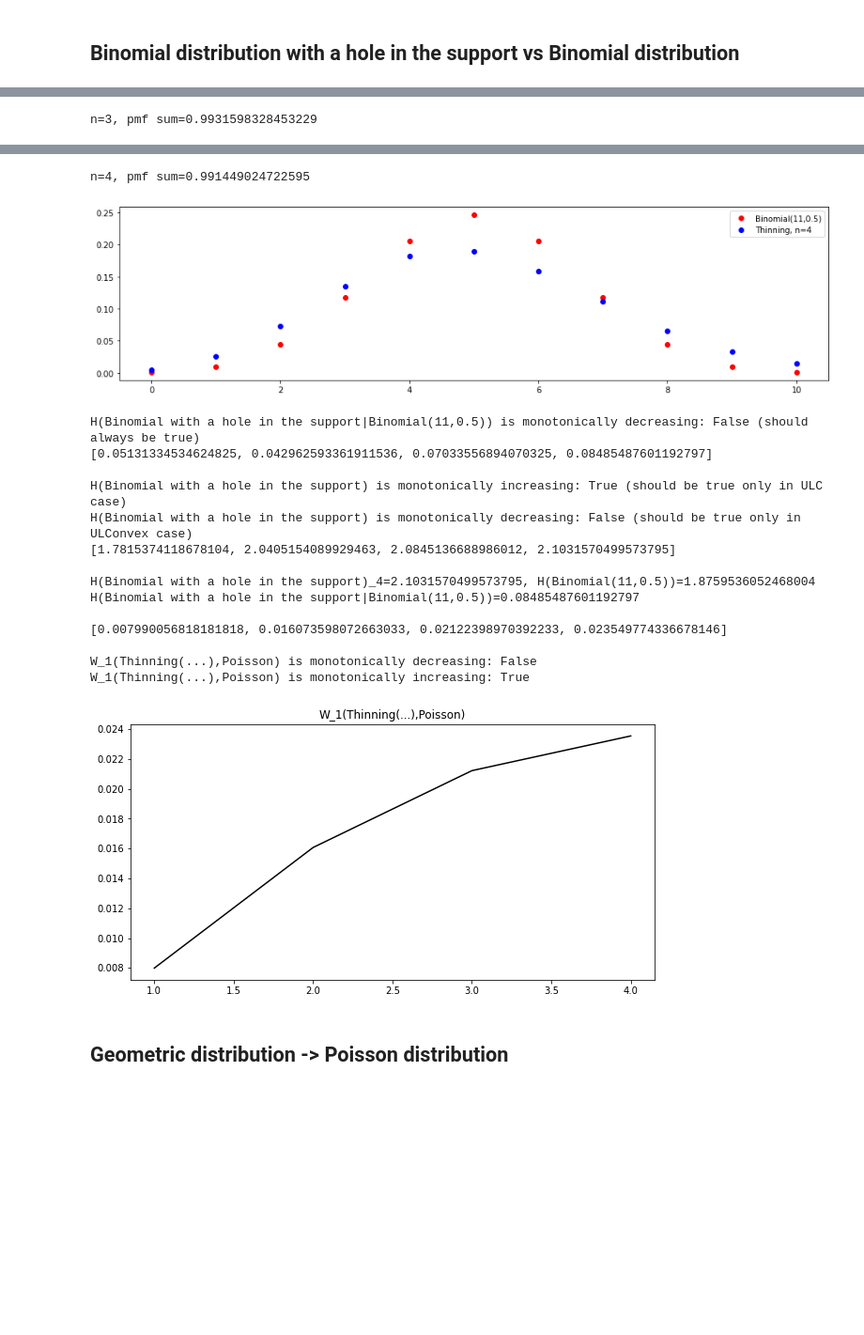
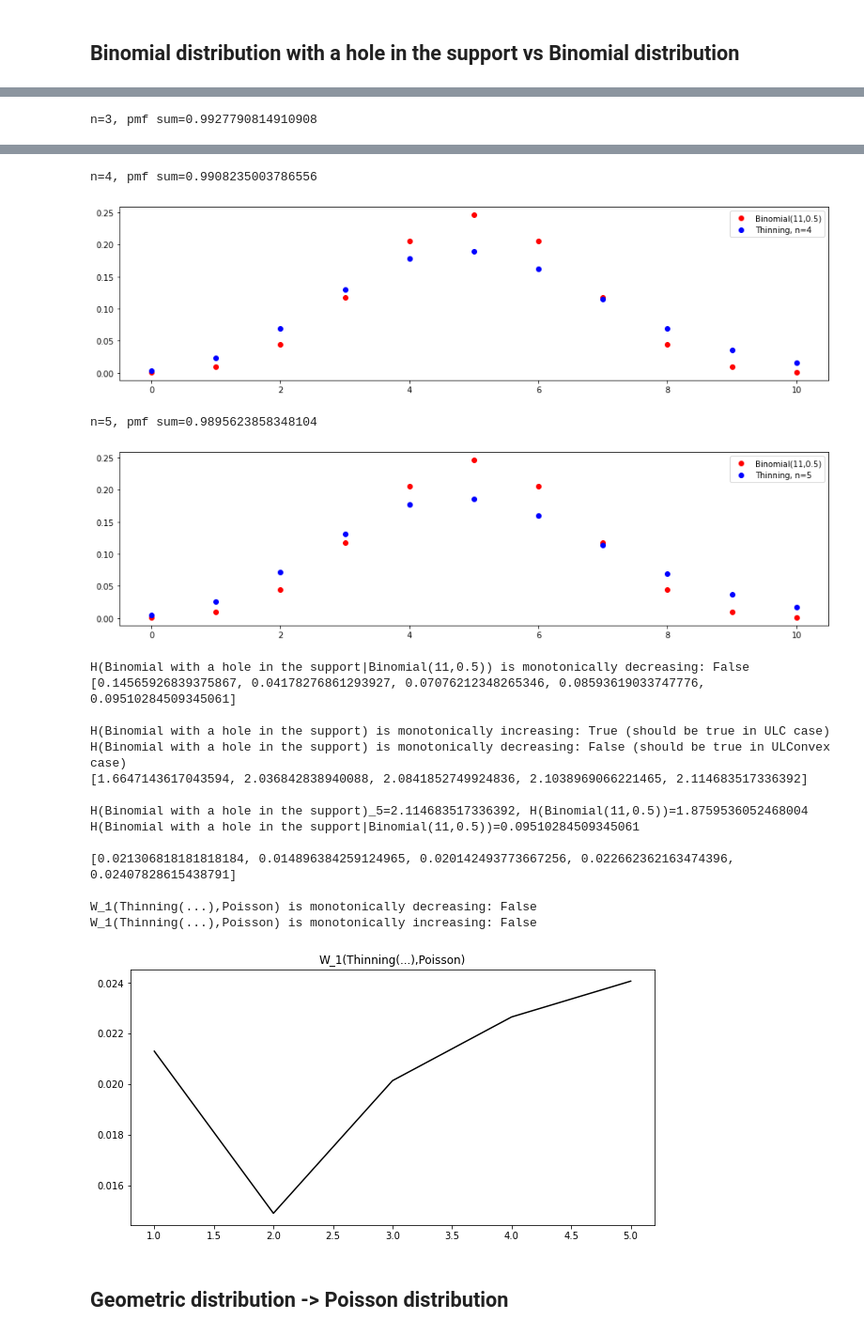
Before and after one commit to AnnaBagriy/w1-monotonicity, a Jupyter notebook: W1.ipynb, the cells around one changed output, grey strips where cells are left out. Shown at 94% size. Cells and saved outputs as stored; diff of their text form; code cells hidden in the pictures; blank space fills up the shorter version.

Commit message:
Add k_star parameter

```diff
--- a/W1.ipynb
+++ b/W1.ipynb
@@ -180,36 +180,36 @@ def bin_pmf(n, m, p, k_star=4):
         return binom_func(n,m,p)#binom.pmf(k,j,p)
     #return binom_func(n,m,p) #binom.pmf(k,j,p)
 
-def pmf_of_sum_bin(n, l, k, p=0.5):
+def pmf_of_sum_bin(n, l, k, k_star, p=0.5):
 
     #print(n, l, k)
     #return binom_func(l*n,k,p)
 
     if n == 1:
-        return bin_pmf(l,k,p)
+        return bin_pmf(l,k,p,k_star)
         #return soliton_pmf(l, k)
         #return uniform_pmf(l,k)
 
     #return sum(pmf_of_sum_bin(n-1,l*n+1,i,p)*soliton_pmf(l*n+1,k-i) for i in range(0, k+1))
     #return sum(pmf_of_sum_bin(n-1,l,i,p)*uniform_pmf(k) for i in range(0, k+1))
 
-    return sum(pmf_of_sum_bin(n-1,l,i,p)*bin_pmf(l,k-i,p) for i in range(0, k+1))
+    return sum(pmf_of_sum_bin(n-1,l,i,k_star,p)*bin_pmf(l,k-i,p,k_star) for i in range(0, k+1))
     #return sum(pmf_of_sum_bin(n-1,l,i,p)*uniform_pmf(l,k-i) for i in range(0, k+1)) #uniform
 
-def thinning_pmf(n, k, l):
+def thinning_pmf(n, k, l,k_star):
     #binom_func(l*n+1,j,0.5)
-    return sum(pmf_of_sum_bin(n,l,j) * binom_func(j,k,1/n) for j in range(k, l*n+1))
+    return sum(pmf_of_sum_bin(n,l,j,k_star) * binom_func(j,k,1/n) for j in range(k, l*n+1))
 
     #return sum(pmf_of_sum_bin(n,l,j) * binom_func(j,k,1/n) for j in range(k, l*n+1))
     #return sum(nbinom.pmf(j,n,0.5) * binom_func(j,k,1/n) for j in range(k, l*n+1)) #sum of geom RV
     #return sum(benford_pmf(n*j) * binom_func(j,k,1/n) for j in range(k, l*n+1))
     #return sum(benford_pmf(n*j) * binom_func(j,k,1/n) for j in range(k, l*n+1))
 
-def get_thinning_pmf_array(K,n,l):
+def get_thinning_pmf_array(K,n,l,k_star=0):
     thinning_arr = []
 
     for k in range(0,K+1):
-        thinning_pmf_k = thinning_pmf(n,k,l)
+        thinning_pmf_k = thinning_pmf(n,k,l,k_star)
         thinning_arr.append(thinning_pmf_k)
 
     return thinning_arr
@@ -239,8 +239,10 @@ w_range = []
 entropy = []
 rel_entropy = []
 
+k_star = 3
+
 for n in n_range:
-    p2 = get_thinning_pmf_array(K, n, l)
+    p2 = get_thinning_pmf_array(K, n, l, k_star)
     #print(poisson.pmf(0,n))
     print(f"n={n}, pmf sum={sum(p2)}")
     #plot_pmf(K_range,p2)
@@ -332,8 +334,10 @@ w_range = []
 entropy = []
 rel_entropy = []
 
+k_star = 1
+
 for n in n_range:
-    p2 = get_thinning_pmf_array(K, n, l)
+    p2 = get_thinning_pmf_array(K, n, l, k_star)
     #print(poisson.pmf(0,n))
     print(f"n={n}, pmf sum={sum(p2)}")
     #plot_pmf(K_range,p2)
@@ -427,8 +431,10 @@ w_range = []
 entropy = []
 rel_entropy = []
 
+k_star = 1
+
 for n in n_range:
-    p2 = get_thinning_pmf_array(K, n, l)
+    p2 = get_thinning_pmf_array(K, n, l, k_star)
     #print(poisson.pmf(0,n))
     print(f"n={n}, pmf sum={sum(p2)}")
     #plot_pmf(K_range,p2)
@@ -514,7 +520,7 @@ print(sum(p1))
 #plot_pmf(K_range,p1,f"Binomial({K},{p})")
 #plot_pmf(K_range,p1,f"Poisson({lmb})")
 
-n_max = 4
+n_max = 5
 n_step = 1
 n_range = range(1,n_max+1,n_step)
 w_range = []
@@ -522,8 +528,10 @@ w_range = []
 entropy = []
 rel_entropy = []
 
+k_star = 3
+
 for n in n_range:
-    p2 = get_thinning_pmf_array(K, n, l)
+    p2 = get_thinning_pmf_array(K, n, l, k_star)
     #print(poisson.pmf(0,n))
     print(f"n={n}, pmf sum={sum(p2)}")
     #plot_pmf(K_range,p2)
@@ -546,11 +554,11 @@ for n in n_range:
 
 thinning_rv = binomial_with_hole_const
 
-print(f"H({thinning_rv}|Binomial({l+1},{p})) is monotonically decreasing: {is_monot_decreasing(rel_entropy)} (should always be true)")
+print(f"H({thinning_rv}|Binomial({l+1},{p})) is monotonically decreasing: {is_monot_decreasing(rel_entropy)}")
 print(rel_entropy)
 print()
-print(f"H({thinning_rv}) is monotonically increasing: {is_monot_increasing(entropy)} (should be true only in ULC case)")
-print(f"H({thinning_rv}) is monotonically decreasing: {is_monot_decreasing(entropy)} (should be true only in ULConvex case)")
+print(f"H({thinning_rv}) is monotonically increasing: {is_monot_increasing(entropy)} (should be true in ULC case)")
+print(f"H({thinning_rv}) is monotonically decreasing: {is_monot_decreasing(entropy)} (should be true in ULConvex case)")
 print(entropy)
 print()
 print(f"H({thinning_rv})_{n_max}={entropy[-1]}, H(Binomial({l+1},{p}))={scipy.stats.entropy(p1)}")
@@ -572,23 +580,25 @@ n=2, pmf sum=0.9960529758773191
 [figure]
-n=3, pmf sum=0.9931598328453229
+n=3, pmf sum=0.9927790814910908
 [figure]
-n=4, pmf sum=0.991449024722595
+n=4, pmf sum=0.9908235003786556
 [figure]
-H(Binomial with a hole in the support|Binomial(11,0.5)) is monotonically decreasing: False (should always be true)
-[0.05131334534624825, 0.042962593361911536, 0.07033556894070325, 0.08485487601192797]
-
-H(Binomial with a hole in the support) is monotonically increasing: True (should be true only in ULC case)
-H(Binomial with a hole in the support) is monotonically decreasing: False (should be true only in ULConvex case)
-[1.7815374118678104, 2.0405154089929463, 2.0845136688986012, 2.1031570499573795]
-
-H(Binomial with a hole in the support)_4=2.1031570499573795, H(Binomial(11,0.5))=1.8759536052468004
-H(Binomial with a hole in the support|Binomial(11,0.5))=0.08485487601192797
-
-[0.007990056818181818, 0.016073598072663033, 0.02122398970392233, 0.023549774336678146]
-
-W_1(Thinning(...),Poisson) is monotonically decreasing: False
-W_1(Thinning(...),Poisson) is monotonically increasing: True
+n=5, pmf sum=0.9895623858348104
-[figure, old version]
+[figure, new version]
+H(Binomial with a hole in the support|Binomial(11,0.5)) is monotonically decreasing: False
+[0.14565926839375867, 0.04178276861293927, 0.07076212348265346, 0.08593619033747776, 0.09510284509345061]
+
+H(Binomial with a hole in the support) is monotonically increasing: True (should be true in ULC case)
+H(Binomial with a hole in the support) is monotonically decreasing: False (should be true in ULConvex case)
+[1.6647143617043594, 2.036842838940088, 2.0841852749924836, 2.1038969066221465, 2.114683517336392]
+
+H(Binomial with a hole in the support)_5=2.114683517336392, H(Binomial(11,0.5))=1.8759536052468004
+H(Binomial with a hole in the support|Binomial(11,0.5))=0.09510284509345061
+
+[0.021306818181818184, 0.014896384259124965, 0.020142493773667256, 0.022662362163474396, 0.02407828615438791]
+
+W_1(Thinning(...),Poisson) is monotonically decreasing: False
+W_1(Thinning(...),Poisson) is monotonically increasing: False
+[figure, added]
 # %% [markdown]
 ## Geometric distribution -> Poisson distribution
 # %%
```
Also changed, not shown: parts of 2 cells of this notebook.
